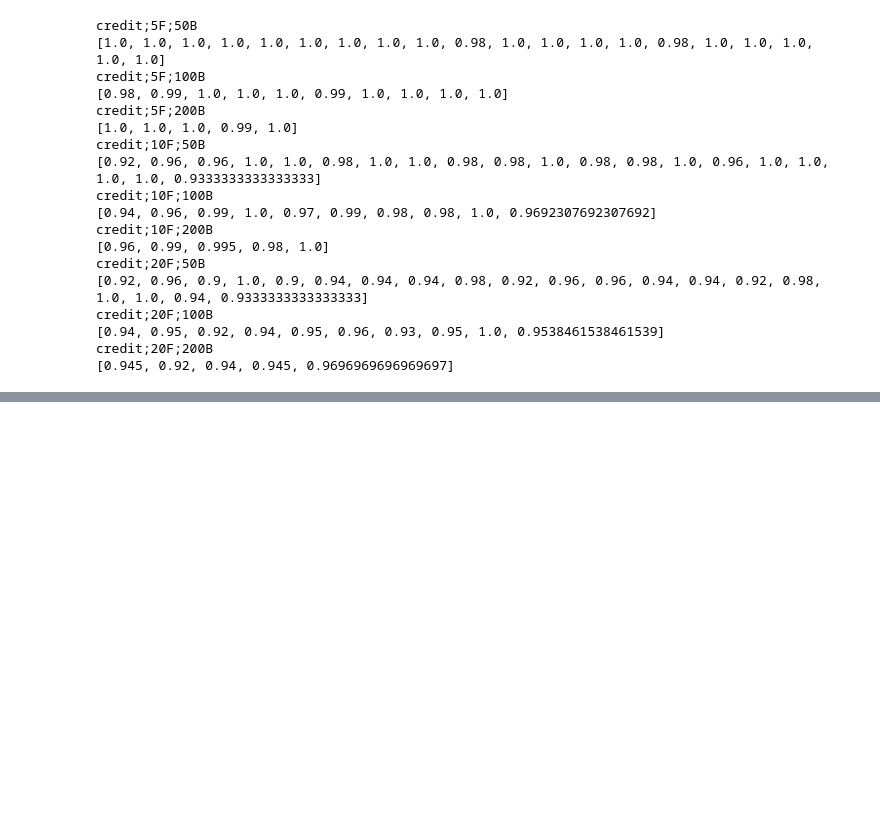
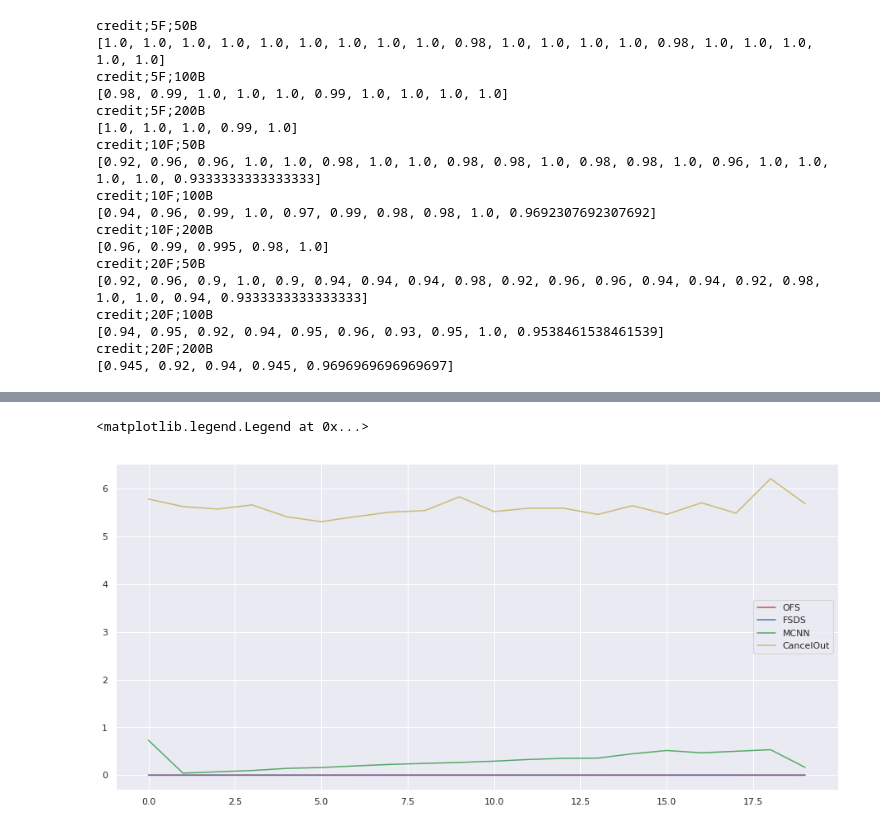
Before and after one commit to haugjo/pystreamfs, a Jupyter notebook: plots_for_paper.ipynb, the cells around one changed output, grey strips where cells are left out. Saved outputs shown, nothing was run; the diff lists cells and outputs as text; code cells hidden in the pictures; blank space fills up the shorter version.

```diff
--- a/plots_for_paper.ipynb
+++ b/plots_for_paper.ipynb
@@ -93,0 +121,9 @@ data_fsds['credit;5F;50B']['acc_measures']
+# %%
+plt.plot(data_ofs['credit;20F;50B']['time_measures'], 'r', label='OFS')
+plt.plot(data_fsds['credit;20F;50B']['time_measures'], 'b', label='FSDS')
+plt.plot(data_mcnn['credit;20F;50B']['time_measures'], 'g', label='MCNN')
+plt.plot(data_cncl['credit;20F;50B']['time_measures'], 'y', label='CancelOut')
+plt.legend(loc='best')
+# %% [output]
+<matplotlib.legend.Legend at 0x...>
+[figure, added]
```
Also changed, not shown: parts of 12 cells of this notebook, 3 other files.
